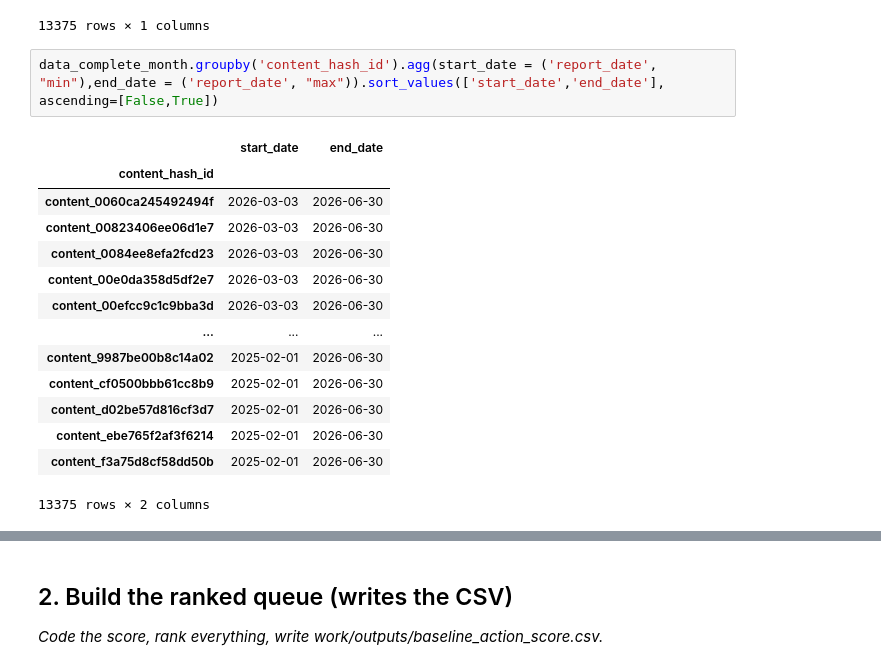
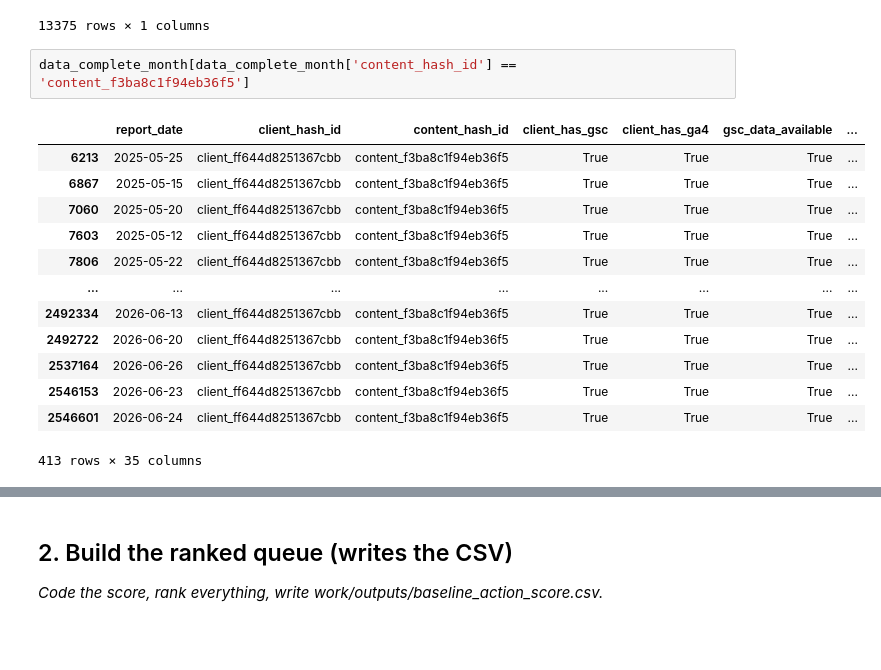
Before and after one commit to octane21/flyrank-internship-ML, a Jupyter notebook: work/notebooks/w04_baseline_score.ipynb, the cells around one changed output, grey strips where cells are left out. Drawn from its saved outputs; the diff is of its cells as text; blank space fills up the shorter version.

```diff
--- a/work/notebooks/w04_baseline_score.ipynb
+++ b/work/notebooks/w04_baseline_score.ipynb
@@ -161,21 +161,20 @@ data_complete_month.groupby('content_hash_id').agg(days = ('report_date', "count
 | content_d02be57d816cf3d7 | 515 |
 | content_ebe765f2af3f6214 | 515 |
 13375 rows × 1 columns
-# %%
-data_complete_month.groupby('content_hash_id').agg(start_date = ('report_date', "min"),end_date = ('report_date', "max")).sort_values(['start_date','end_date'], ascending=[False,True])
-# %% [output]
-|  | start_date | end_date |
-| content_hash_id |  |  |
-| content_0060ca245492494f | 2026-03-03 | 2026-06-30 |
-| content_00823406ee06d1e7 | 2026-03-03 | 2026-06-30 |
-| content_0084ee8efa2fcd23 | 2026-03-03 | 2026-06-30 |
-| content_00e0da358d5df2e7 | 2026-03-03 | 2026-06-30 |
-| content_00efcc9c1c9bba3d | 2026-03-03 | 2026-06-30 |
-| ... | ... | ... |
-| content_9987be00b8c14a02 | 2025-02-01 | 2026-06-30 |
-| content_cf0500bbb61cc8b9 | 2025-02-01 | 2026-06-30 |
-| content_d02be57d816cf3d7 | 2025-02-01 | 2026-06-30 |
-| content_ebe765f2af3f6214 | 2025-02-01 | 2026-06-30 |
-| content_f3a75d8cf58dd50b | 2025-02-01 | 2026-06-30 |
-13375 rows × 2 columns
+# %%
+data_complete_month[data_complete_month['content_hash_id'] == 'content_f3ba8c1f94eb36f5']
+# %% [output]
+|  | report_date | client_hash_id | content_hash_id | client_has_gsc | client_has_ga4 | gsc_data_available | ... |
+| 6213 | 2025-05-25 | client_ff644d8251367cbb | content_f3ba8c1f94eb36f5 | True | True | True | ... |
+| 6867 | 2025-05-15 | client_ff644d8251367cbb | content_f3ba8c1f94eb36f5 | True | True | True | ... |
+| 7060 | 2025-05-20 | client_ff644d8251367cbb | content_f3ba8c1f94eb36f5 | True | True | True | ... |
+| 7603 | 2025-05-12 | client_ff644d8251367cbb | content_f3ba8c1f94eb36f5 | True | True | True | ... |
+| 7806 | 2025-05-22 | client_ff644d8251367cbb | content_f3ba8c1f94eb36f5 | True | True | True | ... |
+| ... | ... | ... | ... | ... | ... | ... | ... |
+| 2492334 | 2026-06-13 | client_ff644d8251367cbb | content_f3ba8c1f94eb36f5 | True | True | True | ... |
+| 2492722 | 2026-06-20 | client_ff644d8251367cbb | content_f3ba8c1f94eb36f5 | True | True | True | ... |
+| 2537164 | 2026-06-26 | client_ff644d8251367cbb | content_f3ba8c1f94eb36f5 | True | True | True | ... |
+| 2546153 | 2026-06-23 | client_ff644d8251367cbb | content_f3ba8c1f94eb36f5 | True | True | True | ... |
+| 2546601 | 2026-06-24 | client_ff644d8251367cbb | content_f3ba8c1f94eb36f5 | True | True | True | ... |
+413 rows × 35 columns
 # %%
```
Also changed, not shown: parts of 14 cells of this notebook.
